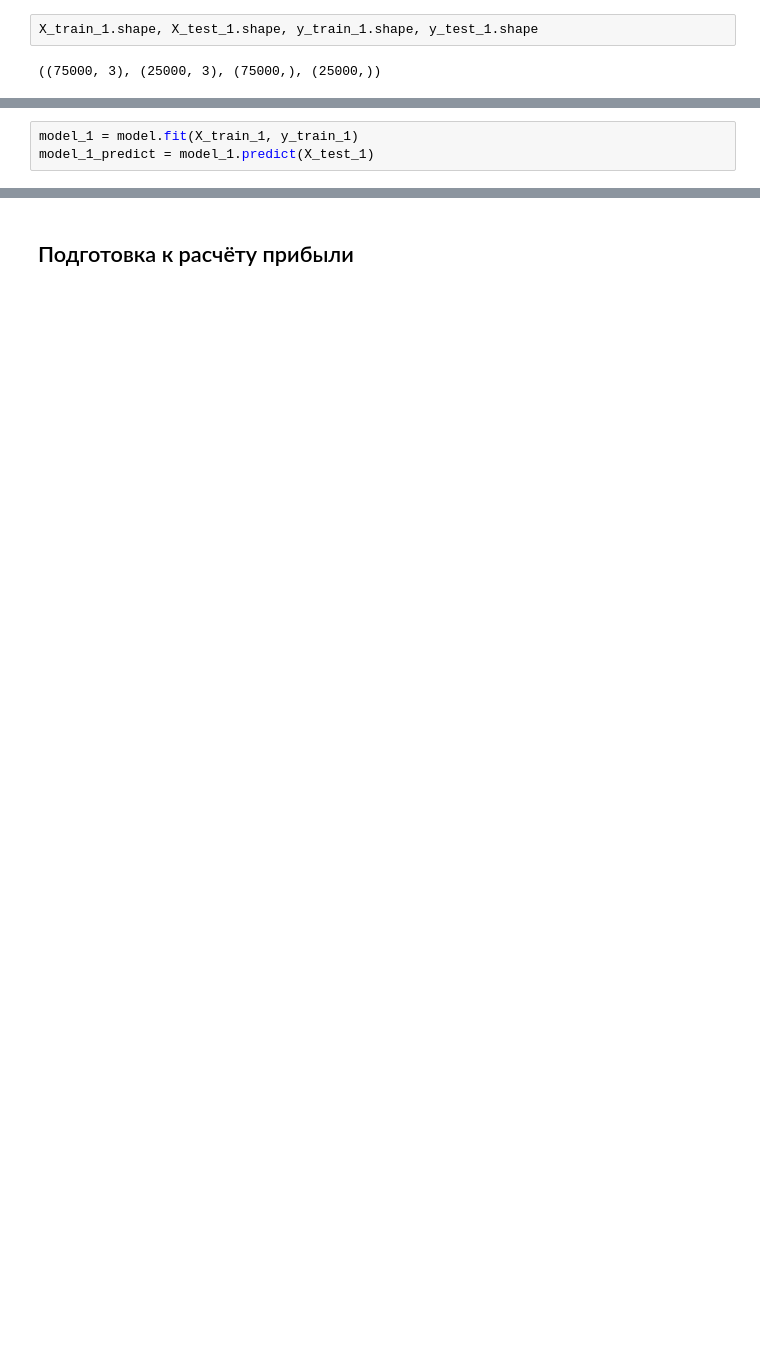
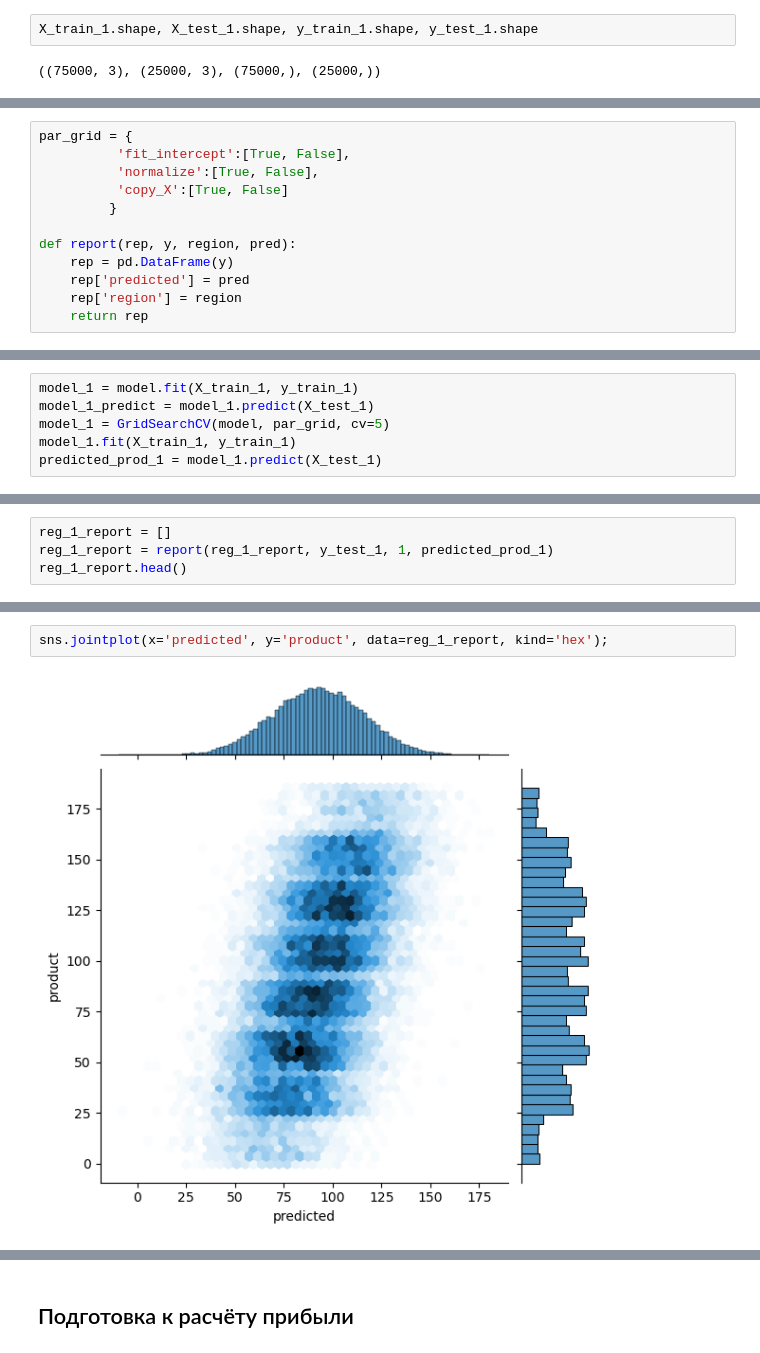
Before and after one commit to VSXV/Data-Science-Projects, a Jupyter notebook: 8. oil exploration/61a94980-bc3e-4dc6-89cf-a299622bf523.ipynb, the cells around one changed output, grey strips where cells are left out. Saved outputs shown, nothing was run; the diff lists cells and outputs as text; blank space fills up the shorter version.

```diff
--- a/8. oil exploration/61a94980-bc3e-4dc6-89cf-a299622bf523.ipynb
+++ b/8. oil exploration/61a94980-bc3e-4dc6-89cf-a299622bf523.ipynb
@@ -266,0 +279,12 @@ X_train_1.shape, X_test_1.shape, y_train_1.shape, y_test_1.shape
+# %%
+par_grid = {
+          'fit_intercept':[True, False],
+          'normalize':[True, False],
+          'copy_X':[True, False]
+         }
+
+def report(rep, y, region, pred):
+    rep = pd.DataFrame(y)
+    rep['predicted'] = pred
+    rep['region'] = region
+    return rep
@@ -267,3 +293,6 @@ X_train_1.shape, X_test_1.shape, y_train_1.shape, y_test_1.shape
 # %%
 model_1 = model.fit(X_train_1, y_train_1)
 model_1_predict = model_1.predict(X_test_1)
+model_1 = GridSearchCV(model, par_grid, cv=5)
+model_1.fit(X_train_1, y_train_1)
+predicted_prod_1 = model_1.predict(X_test_1)
@@ -269,0 +301,4 @@ model_1_predict = model_1.predict(X_test_1)
+# %%
+reg_1_report = []
+reg_1_report = report(reg_1_report, y_test_1, 1, predicted_prod_1)
+reg_1_report.head()
@@ -269,0 +312,4 @@ model_1_predict = model_1.predict(X_test_1)
+# %%
+sns.jointplot(x='predicted', y='product', data=reg_1_report, kind='hex');
+# %% [output]
+[figure, added]
```
Also changed, not shown: parts of 28 cells of this notebook.
